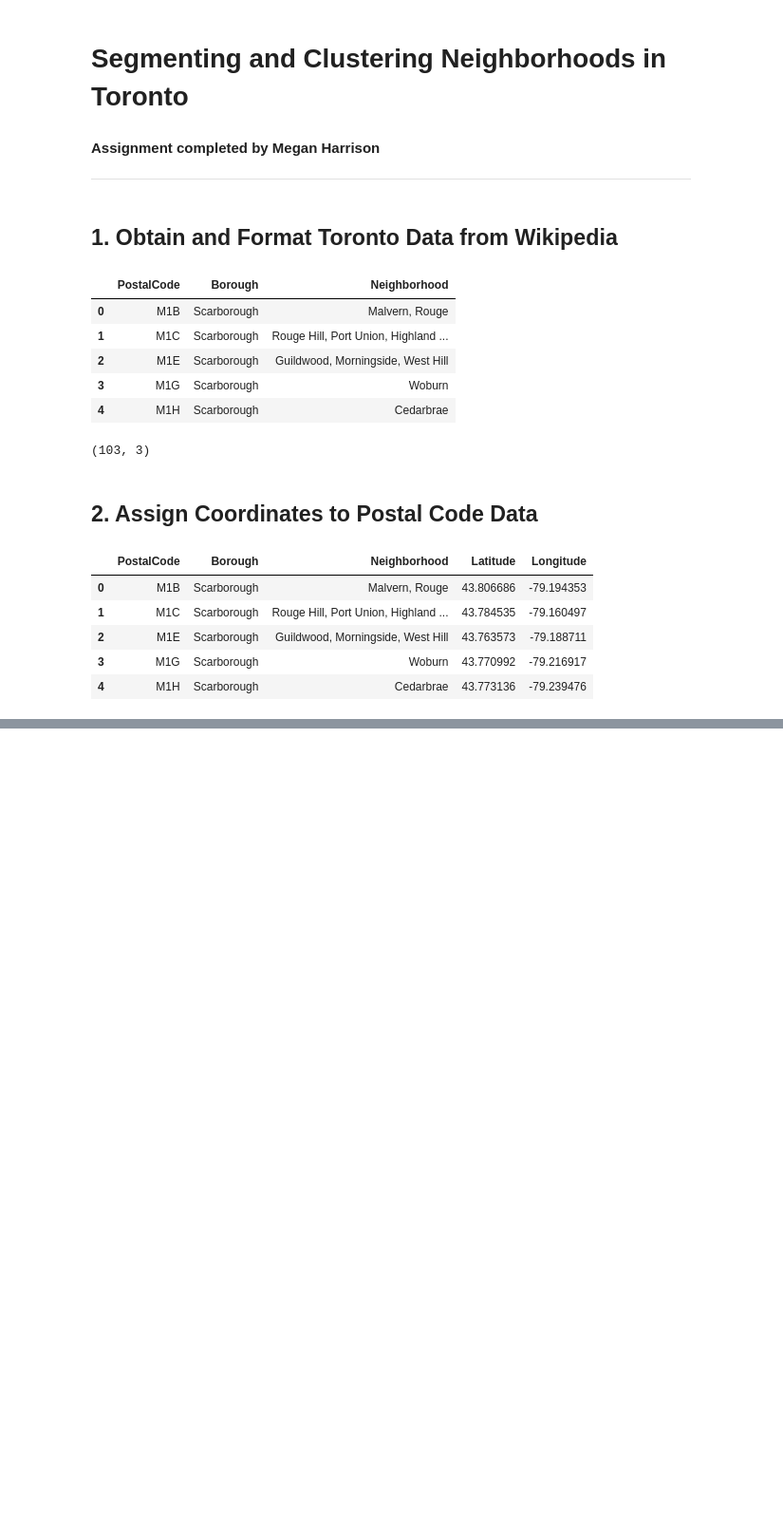
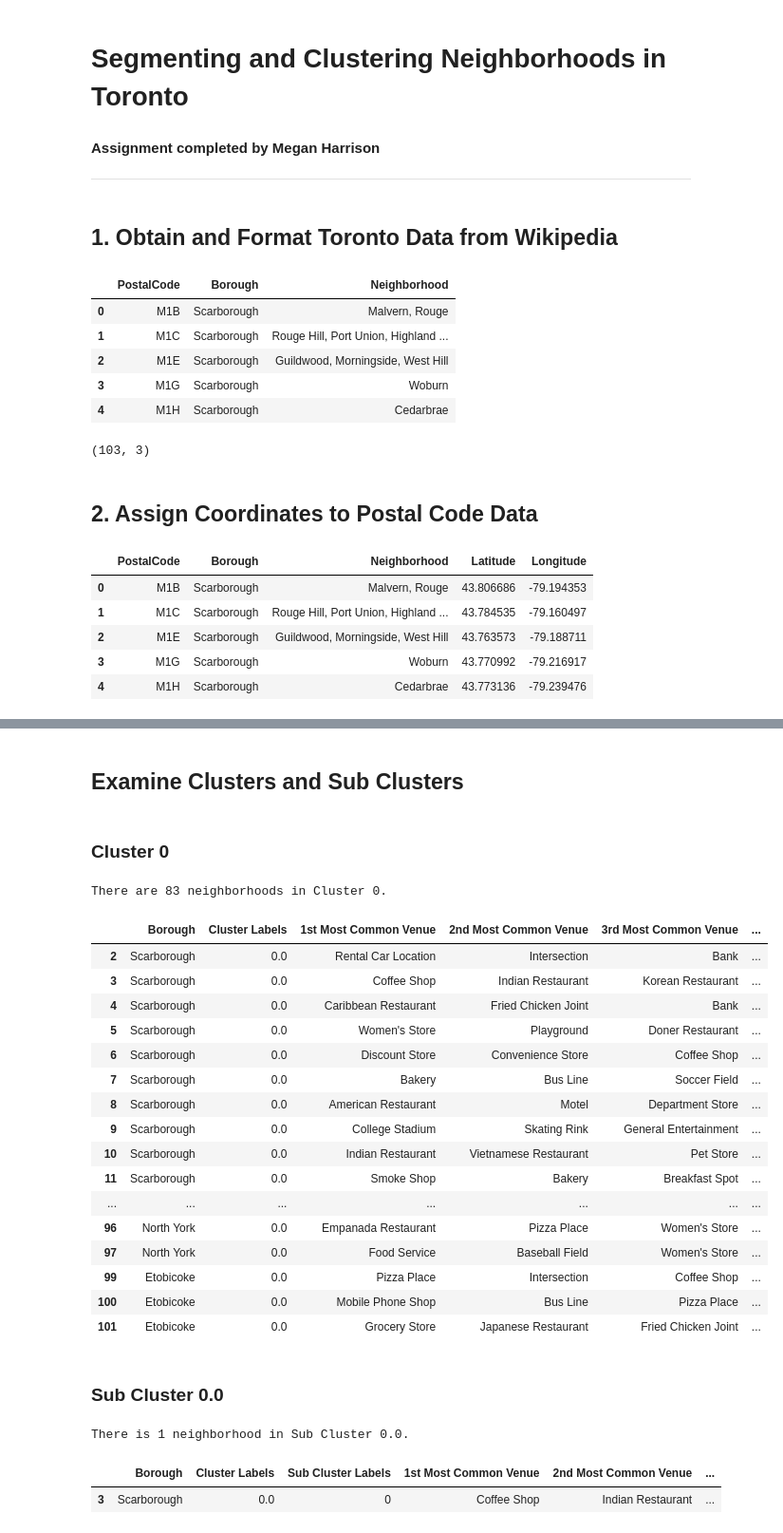
Before and after one commit to mharrisonfranco/Coursera_Capstone, a Jupyter notebook: Segmentation_and_Clustering_Neighborhoods_Toronto.ipynb, the cells around one changed output, grey strips where cells are left out. Shown at 95% size. Saved outputs shown, nothing was run; the diff lists cells and outputs as text; code cells hidden in the pictures; blank space fills up the shorter version.

Commit message:
Final clustering of Toronto neighborhoods

```diff
--- a/Segmentation_and_Clustering_Neighborhoods_Toronto.ipynb
+++ b/Segmentation_and_Clustering_Neighborhoods_Toronto.ipynb
@@ -77,0 +243,13 @@ df_pc_coords.head()
+# %%
+# Show each neighborhood with 5 most common venues
+num_top_venues = 5
+
+for neighborhood in toronto_grouped['Neighborhood']:
+    print("----"+neighborhood+"----")
+    temp = toronto_grouped[toronto_grouped['Neighborhood'] == neighborhood].T.reset_index()
+    temp.columns = ['venue','freq']
+    temp = temp.iloc[1:]
+    temp['freq'] = temp['freq'].astype(float)
+    temp = temp.round({'freq': 2})
+    print(temp.sort_values('freq', ascending=False).reset_index(drop=True).head(num_top_venues))
+    print('\n')
@@ -77,0 +274,7 @@ df_pc_coords.head()
+# %%
+# Create function to display top 10 venues for each neighborhood
+def return_most_common_venues(row, num_top_venues):
+    row_categories = row.iloc[1:]
+    row_categories_sorted = row_categories.sort_values(ascending=False)
+
+    return row_categories_sorted.index.values[0:num_top_venues]
@@ -77,0 +312,11 @@ df_pc_coords.head()
+# %%
+# set number of clusters
+kclusters = 5
+
+toronto_grouped_clustering = toronto_grouped.drop('Neighborhood', 1)
+
+# run k-means clustering
+kmeans = KMeans(n_clusters=kclusters, random_state=0).fit(toronto_grouped_clustering)
+
+# check cluster labels generated for each row in the dataframe
+kmeans.labels_[0:20]
@@ -77,0 +326,11 @@ df_pc_coords.head()
+# %%
+# Add clustering labels
+neighborhoods_venues_sorted.insert(0, 'Cluster Labels', kmeans.labels_)
+
+toronto_merged = df_pc_coords
+
+# Merge toronto_grouped with toronto_data to add latitude/longitude for each neighborhood
+toronto_merged = toronto_merged.join(neighborhoods_venues_sorted.set_index('Neighborhood'), on='Neighborhood')
+
+# Remove postal codes with no foursquare data
+toronto_merged.dropna(subset=['Cluster Labels'],inplace=True)
@@ -77,0 +427,35 @@ df_pc_coords.head()
+# %% [markdown]
+## Examine Clusters and Sub Clusters
+# %% [markdown]
+### Cluster 0
+# %%
+print('There are',len(toronto_merged.loc[toronto_merged['Cluster Labels'] == 0]),'neighborhoods in Cluster 0.')
+toronto_merged.loc[toronto_merged['Cluster Labels'] == 0, toronto_merged.columns[[1] + list(range(5, toronto_merged.shape[1]))]]
+# %% [output]
+There are 83 neighborhoods in Cluster 0.
+|  | Borough | Cluster Labels | 1st Most Common Venue | 2nd Most Common Venue | 3rd Most Common Venue | ... |
+| 2 | Scarborough | 0.0 | Rental Car Location | Intersection | Bank | ... |
+| 3 | Scarborough | 0.0 | Coffee Shop | Indian Restaurant | Korean Restaurant | ... |
+| 4 | Scarborough | 0.0 | Caribbean Restaurant | Fried Chicken Joint | Bank | ... |
+| 5 | Scarborough | 0.0 | Women's Store | Playground | Doner Restaurant | ... |
+| 6 | Scarborough | 0.0 | Discount Store | Convenience Store | Coffee Shop | ... |
+| 7 | Scarborough | 0.0 | Bakery | Bus Line | Soccer Field | ... |
+| 8 | Scarborough | 0.0 | American Restaurant | Motel | Department Store | ... |
+| 9 | Scarborough | 0.0 | College Stadium | Skating Rink | General Entertainment | ... |
+| 10 | Scarborough | 0.0 | Indian Restaurant | Vietnamese Restaurant | Pet Store | ... |
+| 11 | Scarborough | 0.0 | Smoke Shop | Bakery | Breakfast Spot | ... |
+| ... | ... | ... | ... | ... | ... | ... |
+| 96 | North York | 0.0 | Empanada Restaurant | Pizza Place | Women's Store | ... |
+| 97 | North York | 0.0 | Food Service | Baseball Field | Women's Store | ... |
+| 99 | Etobicoke | 0.0 | Pizza Place | Intersection | Coffee Shop | ... |
+| 100 | Etobicoke | 0.0 | Mobile Phone Shop | Bus Line | Pizza Place | ... |
+| 101 | Etobicoke | 0.0 | Grocery Store | Japanese Restaurant | Fried Chicken Joint | ... |
+# %% [markdown]
+### Sub Cluster 0.0
+# %%
+print('There is',len(cluster_0.loc[cluster_0['Sub Cluster Labels'] == 0]),'neighborhood in Sub Cluster 0.0.')
+cluster_0.loc[cluster_0['Sub Cluster Labels'] == 0, cluster_0.columns[[2] + [6] + [0] + list(range(7, cluster_0.shape[1]))]]
+# %% [output]
+There is 1 neighborhood in Sub Cluster 0.0.
+|  | Borough | Cluster Labels | Sub Cluster Labels | 1st Most Common Venue | 2nd Most Common Venue | ... |
+| 3 | Scarborough | 0.0 | 0 | Coffee Shop | Indian Restaurant | ... |
```
Also changed, not shown: parts of 41 cells of this notebook.
